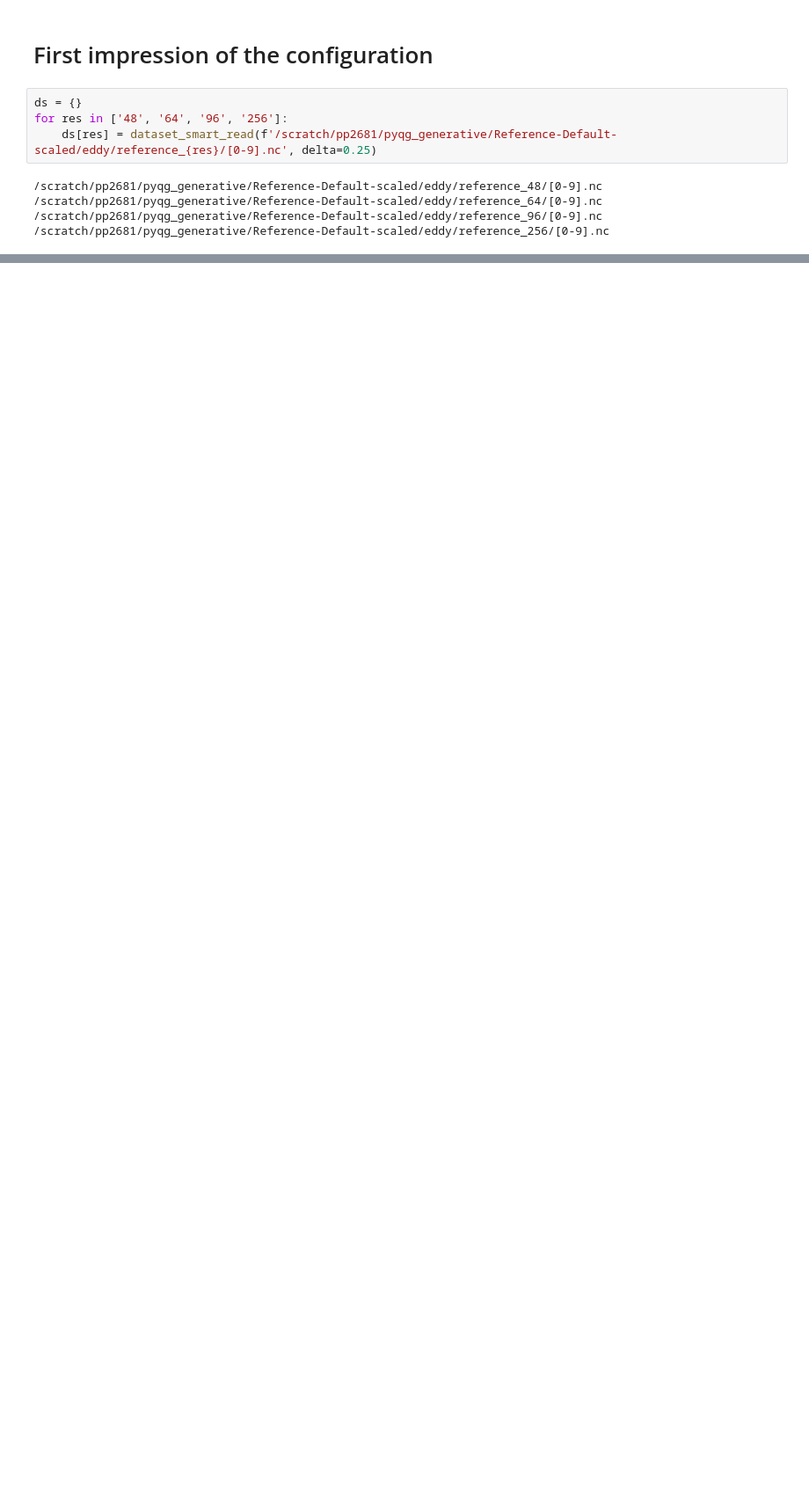
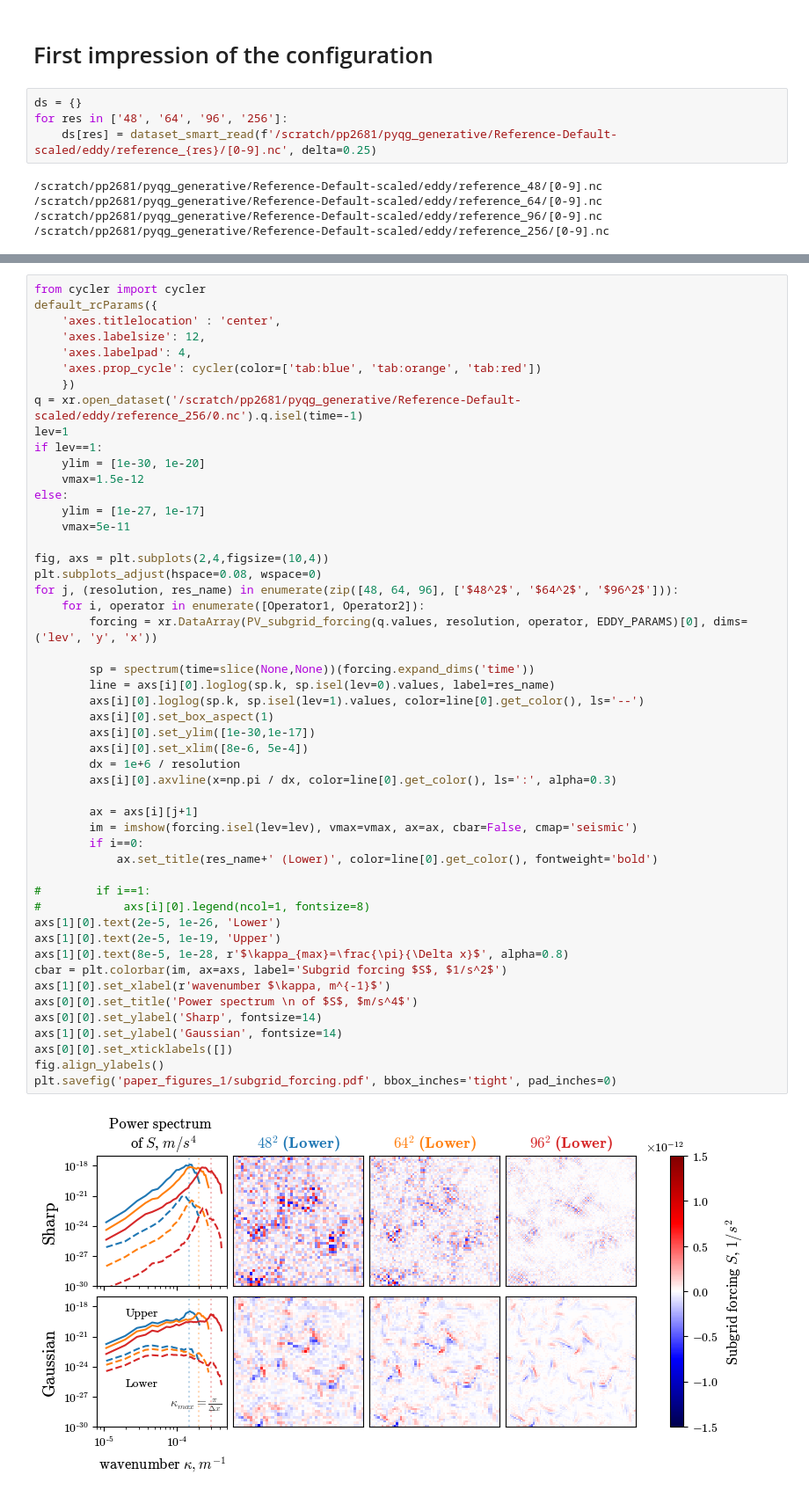
Before and after one commit to m2lines/pyqg_generative, a Jupyter notebook: notebooks/paper_figures_1.ipynb, the cells around one changed output, grey strips where cells are left out. Shown at 88% size. Cells and saved outputs as stored; diff of their text form; blank space fills up the shorter version.

```diff
--- a/notebooks/paper_figures_1.ipynb
+++ b/notebooks/paper_figures_1.ipynb
@@ -68,0 +87,52 @@ yaxis.labellocation center
+# %%
+from cycler import cycler
+default_rcParams({
+    'axes.titlelocation' : 'center',
+    'axes.labelsize': 12,
+    'axes.labelpad': 4,
+    'axes.prop_cycle': cycler(color=['tab:blue', 'tab:orange', 'tab:red'])
+    })
+q = xr.open_dataset('/scratch/pp2681/pyqg_generative/Reference-Default-scaled/eddy/reference_256/0.nc').q.isel(time=-1)
+lev=1
+if lev==1:
+    ylim = [1e-30, 1e-20]
+    vmax=1.5e-12
+else:
+    ylim = [1e-27, 1e-17]
+    vmax=5e-11
+
+fig, axs = plt.subplots(2,4,figsize=(10,4))
+plt.subplots_adjust(hspace=0.08, wspace=0)
+for j, (resolution, res_name) in enumerate(zip([48, 64, 96], ['$48^2$', '$64^2$', '$96^2$'])):
+    for i, operator in enumerate([Operator1, Operator2]):
+        forcing = xr.DataArray(PV_subgrid_forcing(q.values, resolution, operator, EDDY_PARAMS)[0], dims=('lev', 'y', 'x'))
+
+        sp = spectrum(time=slice(None,None))(forcing.expand_dims('time'))
+        line = axs[i][0].loglog(sp.k, sp.isel(lev=0).values, label=res_name)
+        axs[i][0].loglog(sp.k, sp.isel(lev=1).values, color=line[0].get_color(), ls='--')
+        axs[i][0].set_box_aspect(1)
+        axs[i][0].set_ylim([1e-30,1e-17])
+        axs[i][0].set_xlim([8e-6, 5e-4])
+        dx = 1e+6 / resolution
+        axs[i][0].axvline(x=np.pi / dx, color=line[0].get_color(), ls=':', alpha=0.3)
+
+        ax = axs[i][j+1]
+        im = imshow(forcing.isel(lev=lev), vmax=vmax, ax=ax, cbar=False, cmap='seismic')
+        if i==0:
+            ax.set_title(res_name+' (Lower)', color=line[0].get_color(), fontweight='bold')
+
+#        if i==1:
+#            axs[i][0].legend(ncol=1, fontsize=8)
+axs[1][0].text(2e-5, 1e-26, 'Lower')
+axs[1][0].text(2e-5, 1e-19, 'Upper')
+axs[1][0].text(8e-5, 1e-28, r'$\kappa_{max}=\frac{\pi}{\Delta x}$', alpha=0.8)
+cbar = plt.colorbar(im, ax=axs, label='Subgrid forcing $S$, $1/s^2$')
+axs[1][0].set_xlabel(r'wavenumber $\kappa, m^{-1}$')
+axs[0][0].set_title('Power spectrum \n of $S$, $m/s^4$')
+axs[0][0].set_ylabel('Sharp', fontsize=14)
+axs[1][0].set_ylabel('Gaussian', fontsize=14)
+axs[0][0].set_xticklabels([])
+fig.align_ylabels()
+plt.savefig('paper_figures_1/subgrid_forcing.pdf', bbox_inches='tight', pad_inches=0)
+# %% [output]
+[figure, added]
```
Also changed, not shown: parts of 17 cells of this notebook, 8 other files.
